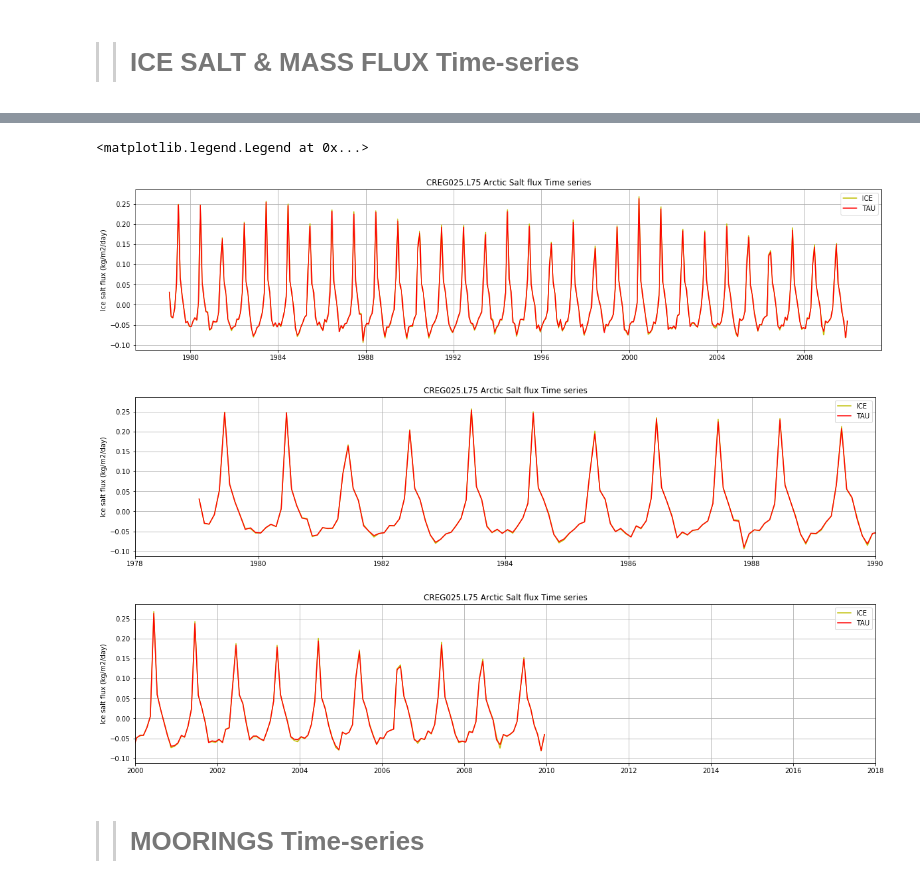
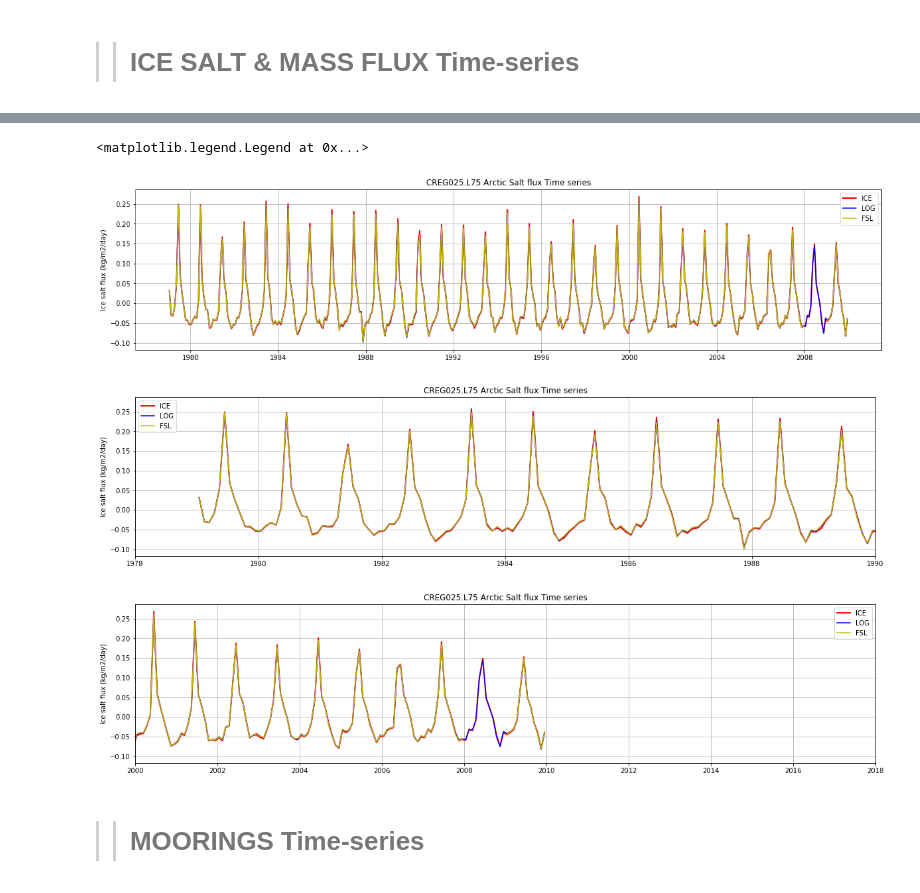
Before and after one commit to ctalandi/TOOLS, a Jupyter notebook: OTHERS/CREG025.L75_TiSeCmp_monitoring_RAT-YES.ipynb, the cells around one changed output, grey strips where cells are left out. Drawn from its saved outputs; the diff is of its cells as text; code cells hidden in the pictures.

```diff
--- a/OTHERS/CREG025.L75_TiSeCmp_monitoring_RAT-YES.ipynb
+++ b/OTHERS/CREG025.L75_TiSeCmp_monitoring_RAT-YES.ipynb
@@ -198,6 +198,18 @@ filein="CREG025.L75-NEMO420TAU_ICEFWCWEK-LGTS_y1979LASTy.nc"
 
 Tise_NEMO420TAU=xr.open_dataset(DATAP+filein)
 Time_NEMO420TAU=pd.date_range(start='1979-01',end='2009-12',freq='1MS')+ pd.DateOffset(days=14)
+# %%
+DATAP="/home/datawork-lops-drakkarcom/SIMULATION-OUTPUTS/FREDY/CONFIGS/CREG025.L75/CREG025.L75-NEMO420-MEAN/MONARC/INTQUANT/NCDF-CREG025.L75/CREG025.L75-NEMO420LOG/"
+filein="CREG025.L75-NEMO420LOG_ICEFWCWEK-LGTS_y1979LASTy.nc"
+
+Tise_NEMO420LOG=xr.open_dataset(DATAP+filein)
+Time_NEMO420LOG=pd.date_range(start='1979-01',end='2009-12',freq='1MS')+ pd.DateOffset(days=14)
+# %%
+DATAP="/home/datawork-lops-drakkarcom/SIMULATION-OUTPUTS/FREDY/CONFIGS/CREG025.L75/CREG025.L75-NEMO420-MEAN/MONARC/INTQUANT/NCDF-CREG025.L75/CREG025.L75-NEMO420FSL/"
+filein="CREG025.L75-NEMO420FSL_ICEFWCWEK-LGTS_y1979LASTy.nc"
+
+Tise_NEMO420FSL=xr.open_dataset(DATAP+filein)
+Time_NEMO420FSL=pd.date_range(start='1979-01',end='2009-12',freq='1MS')+ pd.DateOffset(days=14)
 # %% [markdown]
 >> ## ICE TiSe plot
 # %%
@@ -1080,8 +1122,9 @@ plt.subplot(311)
 #plt.plot(Time_NEMO420RIP,Tise_NEMO420RIP['LongTS_SFX']*86400.,color='r',label='RIP')
 #plt.plot(Time_NEMO420BLP,Tise_NEMO420BLP['LongTS_SFX']*86400.,color='y',label='BLP')
 #plt.plot(Time_NEMO420ASH,Tise_NEMO420ASH['LongTS_SFX']*86400.,color='r',label='ASH')
-plt.plot(Time_NEMO420ICE,Tise_NEMO420ICE['LongTS_SFX']*86400.,color='y',label='ICE')
-plt.plot(Time_NEMO420TAU,Tise_NEMO420TAU['LongTS_SFX']*86400.,color='r',label='TAU')
+plt.plot(Time_NEMO420ICE,Tise_NEMO420ICE['LongTS_SFX']*86400.,color='r',label='ICE',linewidth=2)
+plt.plot(Time_NEMO420LOG,Tise_NEMO420LOG['LongTS_SFX']*86400.,color='b',label='LOG')
+plt.plot(Time_NEMO420FSL,Tise_NEMO420FSL['LongTS_SFX']*86400.,color='y',label='FSL')
 
 #plt.xlim([year_min,year_max])
 #plt.ylim([-30,15])
@@ -1110,8 +1153,9 @@ plt.subplot(312)
 #plt.plot(Time_NEMO420RIP,Tise_NEMO420RIP['LongTS_SFX']*86400.,color='r',label='RIP')
 #plt.plot(Time_NEMO420BLP,Tise_NEMO420BLP['LongTS_SFX']*86400.,color='y',label='BLP')
 #plt.plot(Time_NEMO420ASH,Tise_NEMO420ASH['LongTS_SFX']*86400.,color='r',label='ASH')
-plt.plot(Time_NEMO420ICE,Tise_NEMO420ICE['LongTS_SFX']*86400.,color='y',label='ICE')
-plt.plot(Time_NEMO420TAU,Tise_NEMO420TAU['LongTS_SFX']*86400.,color='r',label='TAU')
+plt.plot(Time_NEMO420ICE,Tise_NEMO420ICE['LongTS_SFX']*86400.,color='r',label='ICE',linewidth=2)
+plt.plot(Time_NEMO420LOG,Tise_NEMO420LOG['LongTS_SFX']*86400.,color='b',label='LOG')
+plt.plot(Time_NEMO420FSL,Tise_NEMO420FSL['LongTS_SFX']*86400.,color='y',label='FSL')
 
 plt.xlim([str(year_min),str(year_max)])
 #plt.ylim([-30,15])
@@ -1123,38 +1167,39 @@ plt.legend()
 
 year_min=2000
 year_max=2018
 plt.figure(figsize=(20,15))
 plt.subplot(313)
 #plt.plot(Time_era01,Tise_era01['LongTS_SFX']*alpha_era1,color='r',label='NEMO3.6')
 #plt.plot(Time_era01LAS,Tise_era01LAS['LongTS_SFX']*86400.,color='y',label='NEMO4.0.5')
 #plt.plot(Time_NEMO420,Tise_NEMO420['LongTS_SFX']*86400.,color='b',label='NEMO4.2.0')
 #plt.plot(Time_NEMO420PCA,Tise_NEMO420PCA['LongTS_SFX']*86400.,color=cmap[3],label='PCA')
 #plt.plot(Time_NEMO420OPA,Tise_NEMO420OPA['LongTS_SFX']*86400.,color=cmap[3],label='OPA')
 #plt.plot(Time_NEMO420CIO,Tise_NEMO420CIO['LongTS_SFX']*86400.,color='grey',label='CIO')
 #plt.plot(Time_NEMO420DRG,Tise_NEMO420DRG['LongTS_SFX']*86400.,color='purple',label='DRG')
 #plt.plot(Time_NEMO420RAT,Tise_NEMO420RAT['LongTS_SFX']*86400.,color='purple',label='RAT')
 #plt.plot(Time_NEMO420PSA,Tise_NEMO420PSA['LongTS_SFX']*86400.,color='grey',label='PSA')
 #plt.plot(Time_NEMO420LAN,Tise_NEMO420LAN['LongTS_SFX']*86400.,color=cmap[8],label='LAN')
 #plt.plot(Time_NEMO420REY,Tise_NEMO420REY['LongTS_SFX']*86400.,color=cmap[3],label='REY')
 #plt.plot(Time_NEMO420QUA,Tise_NEMO420QUA['LongTS_SFX']*86400.,color=cmap[8],label='QUA')
 #plt.plot(Time_NEMO420RIP,Tise_NEMO420RIP['LongTS_SFX']*86400.,color='r',label='RIP')
 #plt.plot(Time_NEMO420BLP,Tise_NEMO420BLP['LongTS_SFX']*86400.,color='y',label='BLP')
 #plt.plot(Time_NEMO420ASH,Tise_NEMO420ASH['LongTS_SFX']*86400.,color='r',label='ASH')
-plt.plot(Time_NEMO420ICE,Tise_NEMO420ICE['LongTS_SFX']*86400.,color='y',label='ICE')
-plt.plot(Time_NEMO420TAU,Tise_NEMO420TAU['LongTS_SFX']*86400.,color='r',label='TAU')
+plt.plot(Time_NEMO420ICE,Tise_NEMO420ICE['LongTS_SFX']*86400.,color='r',label='ICE',linewidth=2)
+plt.plot(Time_NEMO420LOG,Tise_NEMO420LOG['LongTS_SFX']*86400.,color='b',label='LOG')
+plt.plot(Time_NEMO420FSL,Tise_NEMO420FSL['LongTS_SFX']*86400.,color='y',label='FSL')
 
 plt.xlim([str(year_min),str(year_max)])
 #plt.ylim([-30,15])
 plt.title('CREG025.L75 Arctic Salt flux Time series')
 plt.ylabel('Ice salt flux (kg/m2/day)')
 
 plt.grid(True)
 plt.legend()
 # %% [output]
 <matplotlib.legend.Legend at 0x...>
-[figure, old version]
+[figure, new version]
-[figure, old version]
+[figure, new version]
-[figure, old version]
+[figure, new version]
 # %% [markdown]
 >> # MOORINGS Time-series
 # %%
```
Also changed, not shown: parts of 11 cells of this notebook.
